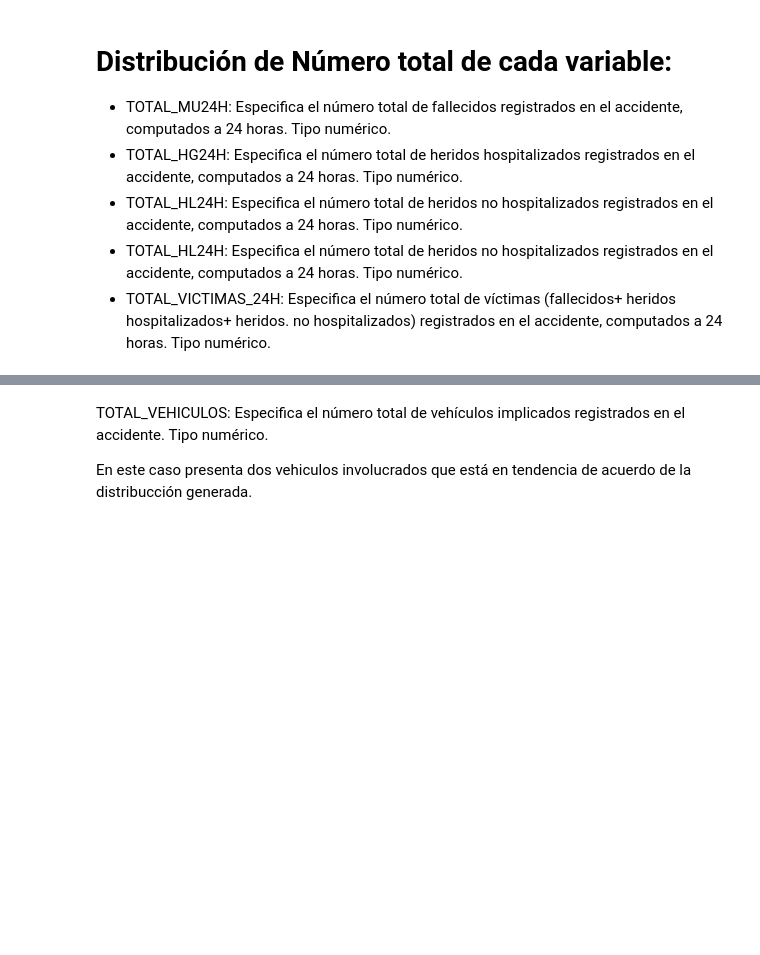
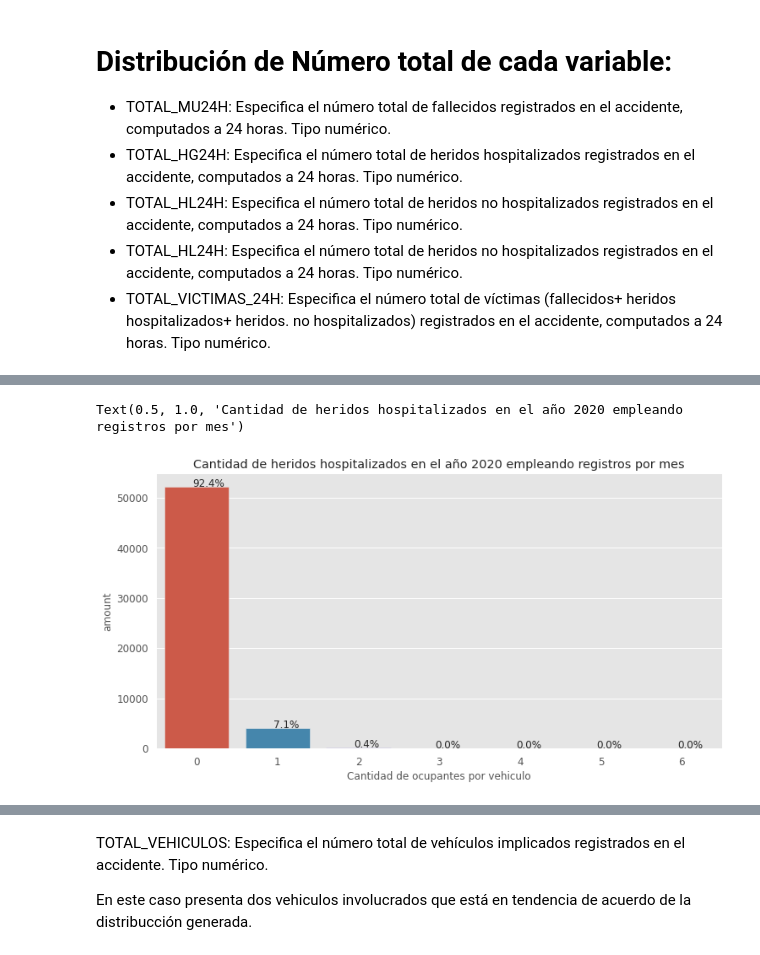
Before and after one commit to Davixino/Trabajo-Final, a Jupyter notebook: Análisis_de_datos.ipynb, the cells around one changed output, grey strips where cells are left out. Saved outputs shown, nothing was run; the diff lists cells and outputs as text; code cells hidden in the pictures; blank space fills up the shorter version.

```diff
--- a/Análisis_de_datos.ipynb
+++ b/Análisis_de_datos.ipynb
@@ -412,0 +441,14 @@ Text(0.5, 1.0, 'Distribución de número total de fallecidos registrados en el a
+# %%
+#Distribución
+plt.figure(figsize=(12,6))
+ax=sns.countplot(data = df_cod, x = 'TOTAL_HG30DF')
+plt.xticks(size = 12)
+plt.xlabel("Cantidad de ocupantes por vehiculo", size = 12)
+plt.yticks(size = 12)
+plt.ylabel('amount', size=12)
+without_hue(ax,df_cod.TOTAL_HG30DF)
+
+plt.title('Cantidad de heridos hospitalizados en el año 2020 empleando registros por mes')
+# %% [output]
+Text(0.5, 1.0, 'Cantidad de heridos hospitalizados en el año 2020 empleando registros por mes')
+[figure, added]
```
Also changed, not shown: parts of 23 cells of this notebook.
